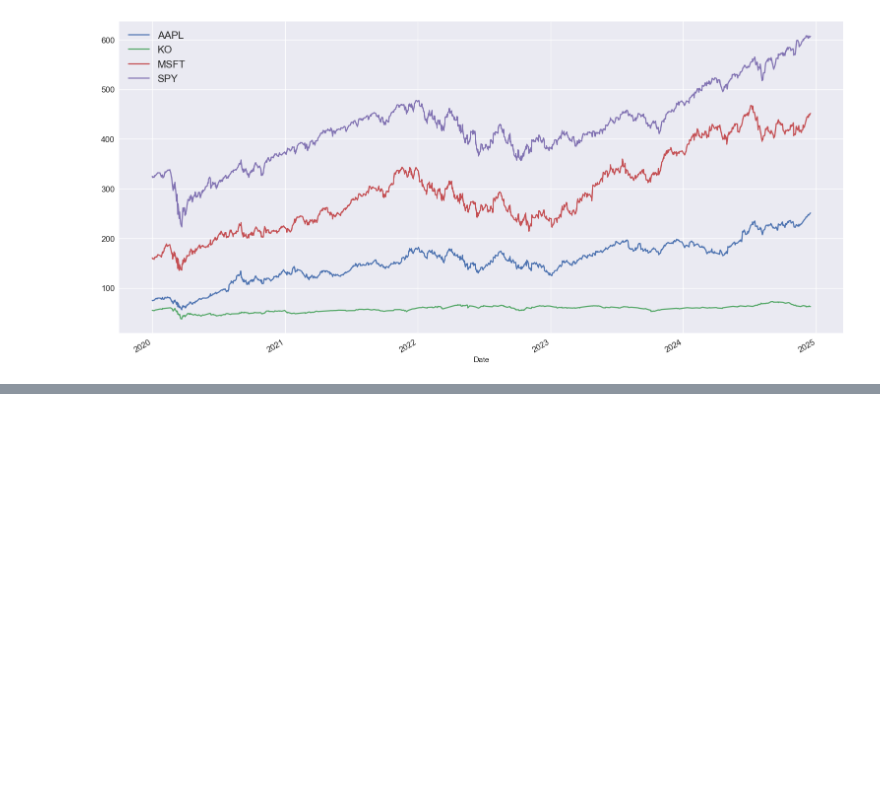
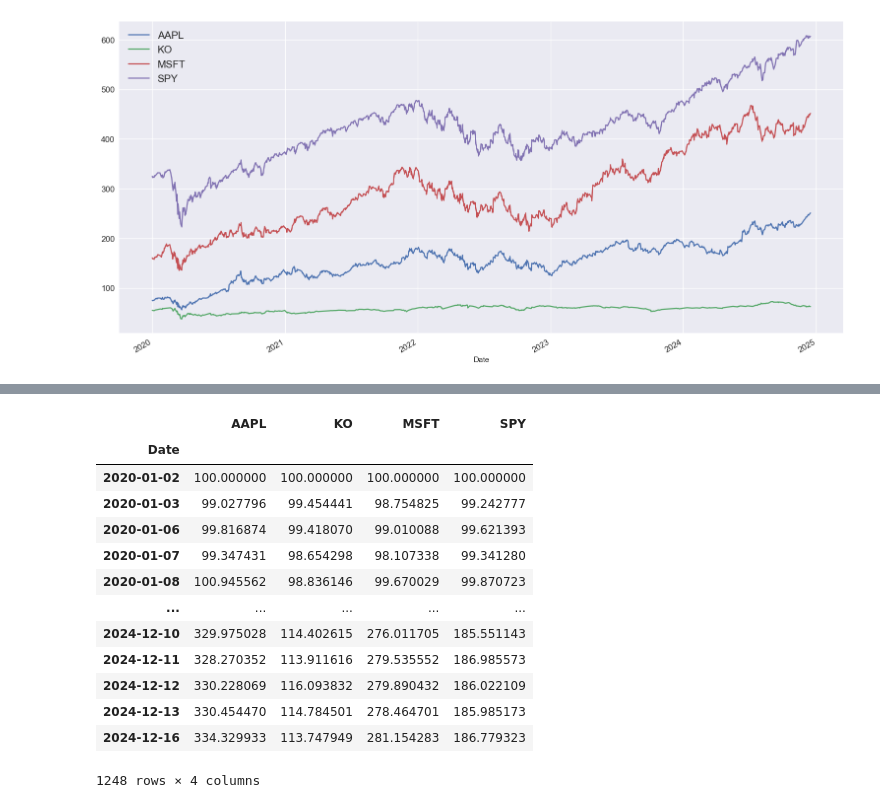
Before and after one commit to aghilas-smail/Aghilas_org, a Jupyter notebook: Algorthmic trading python/Trade.ipynb, the cells around one changed output, grey strips where cells are left out. Drawn from its saved outputs; the diff is of its cells as text; code cells hidden in the pictures; blank space fills up the shorter version.

```diff
--- a/Algorthmic trading python/Trade.ipynb
+++ b/Algorthmic trading python/Trade.ipynb
@@ -43,0 +80,17 @@ plt.show()
+# %%
+close.div(close.iloc[0]).mul(100)
+# %% [output]
+|  | AAPL | KO | MSFT | SPY |
+| Date |  |  |  |  |
+| 2020-01-02 | 100.000000 | 100.000000 | 100.000000 | 100.000000 |
+| 2020-01-03 | 99.027796 | 99.454441 | 98.754825 | 99.242777 |
+| 2020-01-06 | 99.816874 | 99.418070 | 99.010088 | 99.621393 |
+| 2020-01-07 | 99.347431 | 98.654298 | 98.107338 | 99.341280 |
+| 2020-01-08 | 100.945562 | 98.836146 | 99.670029 | 99.870723 |
+| ... | ... | ... | ... | ... |
+| 2024-12-10 | 329.975028 | 114.402615 | 276.011705 | 185.551143 |
+| 2024-12-11 | 328.270352 | 113.911616 | 279.535552 | 186.985573 |
+| 2024-12-12 | 330.228069 | 116.093832 | 279.890432 | 186.022109 |
+| 2024-12-13 | 330.454470 | 114.784501 | 278.464701 | 185.985173 |
+| 2024-12-16 | 334.329933 | 113.747949 | 281.154283 | 186.779323 |
+1248 rows × 4 columns
```
Also changed, not shown: parts of 4 cells of this notebook.
